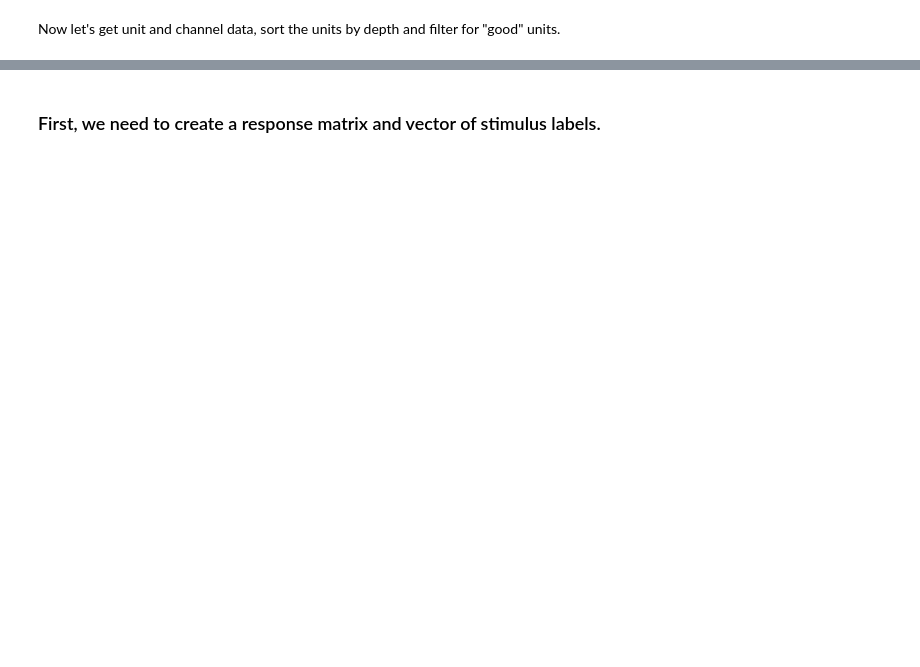
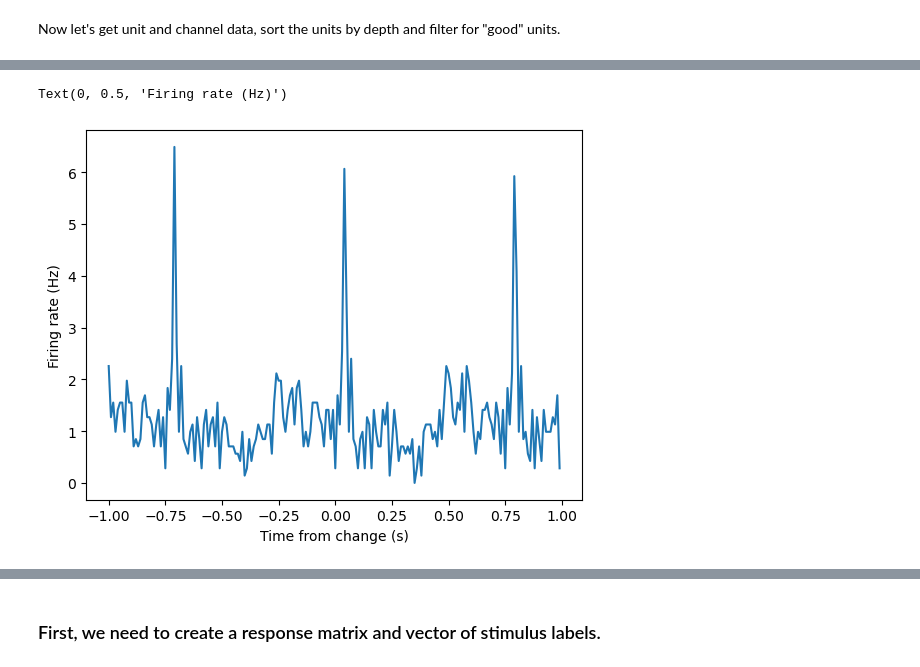
Before and after one commit to mattjdavis/SWDB_2024_Physiology, a Jupyter notebook: code/workshop_2_population_coding.ipynb, the cells around one changed output, grey strips where cells are left out. Drawn from its saved outputs; the diff is of its cells as text; code cells hidden in the pictures; blank space fills up the shorter version.

```diff
--- a/code/workshop_2_population_coding.ipynb
+++ b/code/workshop_2_population_coding.ipynb
@@ -176,0 +249,19 @@ def makePSTH(spikes, startTimes, windowDur, binSize=0.001):
+# %%
+unit_ids = area_units.index
+iu = unit_ids[5]
+unit_spike_times = spike_times[iu]
+# %%
+time_before_im = 1
+duration = 2
+
+unit_response, bins = makePSTH(unit_spike_times,
+                                  start_times - time_before_im,
+                                  duration, binSize=0.01)
+
+plt.figure()
+plt.plot(bins[:-1] - time_before_im, unit_response)
+plt.xlabel('Time from change (s)')
+plt.ylabel('Firing rate (Hz)')
+# %% [output]
+Text(0, 0.5, 'Firing rate (Hz)')
+[figure, added]
```
Also changed, not shown: parts of 110 cells of this notebook, 1 other file.
